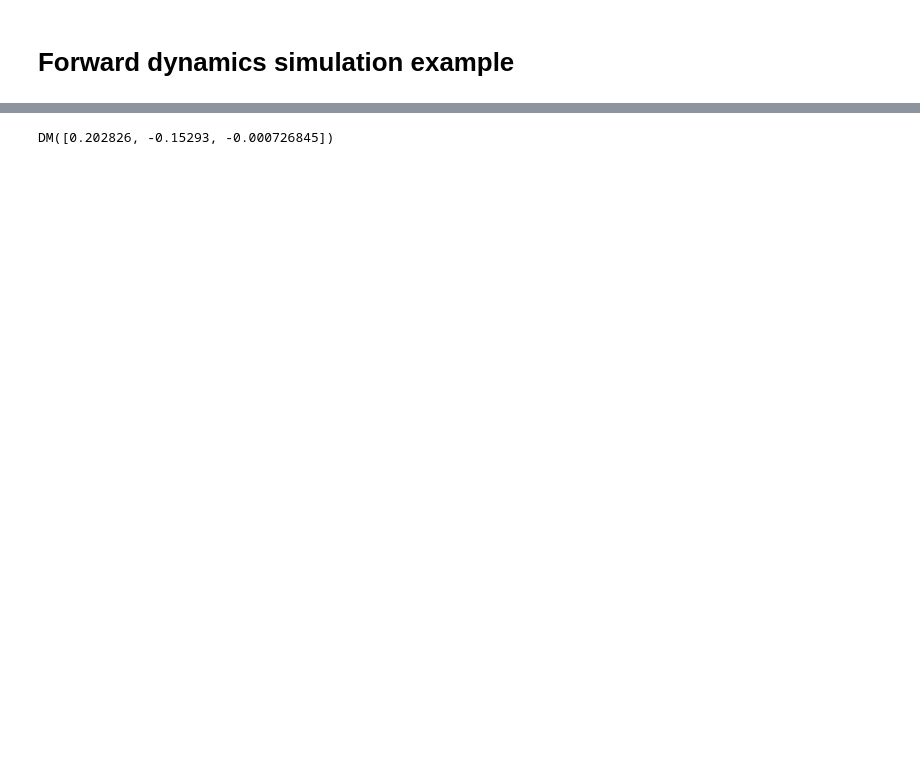
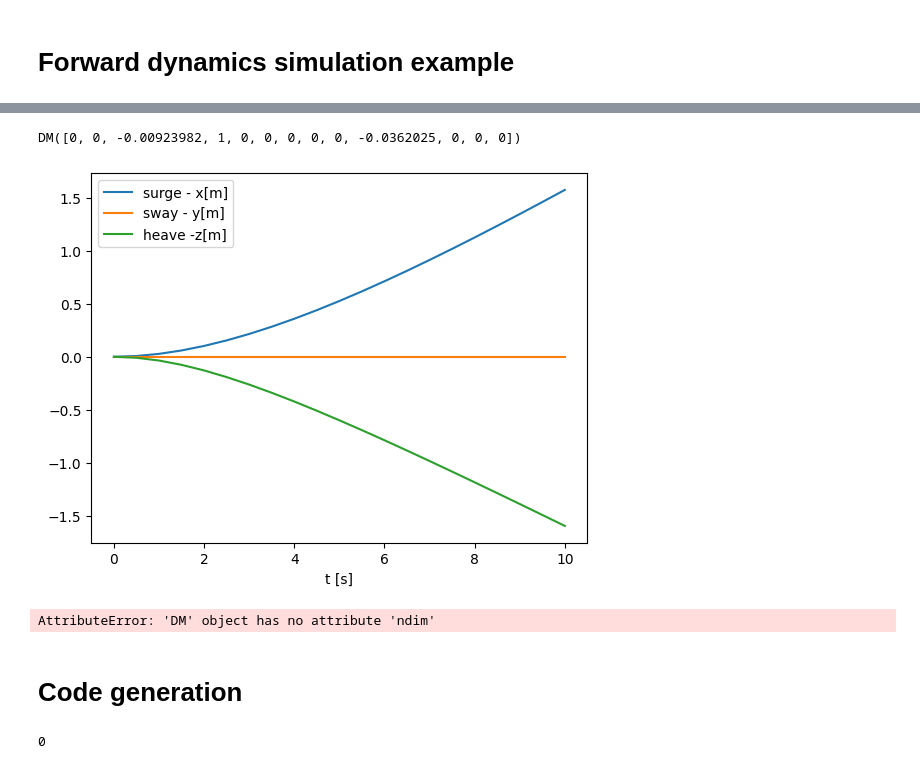
Before and after one commit to edxmorgan/diff_uv, a Jupyter notebook: usage.ipynb, the cells around one changed output, grey strips where cells are left out. Cells and saved outputs as stored; diff of their text form; code cells hidden in the pictures; blank space fills up the shorter version.

```diff
--- a/usage.ipynb
+++ b/usage.ipynb
@@ -300,10 +263,54 @@ x_next = res['xf']
+# %%
+xS0 = vertcat(p_n, uq, x_nb)
+# print(xS0)
+res = intg(x0=xS0,p=tau_b) #evaluate with symbols
+x_next = res['xf']
+x_next[3:7] = x_next[3:7]/sqrt(x_next[3:7].T@x_next[3:7])  # quaternions requires normalization
 # %%
 # Simplify API to (x,u)->(x_next)
-F = Function('F',[n0,tau_b],[x_next])
+F = Function('F',[xS0,tau_b],[x_next])
-# %%
-tau = np.array([0.0001, 0.0, 0.0, 0.0, 0.0, 0.0])
-# n0_v = np.array([0, 0, 0, 0, 0, 0, 0, 0, 0, 0, 0, 0])
-n0_v = F(n0_v, tau)
-n0_v[3:6]
-# %% [output]
-DM([0.202826, -0.15293, -0.000726845])
+# %%
+x0 = vertcat(p0, q0, v_b0)
+F(x0,u0)
+# %% [output]
+DM([0, 0, -0.00923982, 1, 0, 0, 0, 0, 0, -0.0362025, 0, 0, 0])
+# %%
+sim = F.mapaccum(N)
+res = sim(x0, u0)
+# %%
+import matplotlib.pyplot as plt
+u0 = np.array([1.0, 0.0, 0.0, 0.0, 0.0, 0.0])
+res = sim(x0, u0)
+res.T
+t = np.linspace(0, T, N+1)
+
+# Create a figure and plot the data
+plt.figure()
+plt.plot(t, np.concatenate((np.array(x0).reshape((13,1)), res.toarray()), axis=1)[0:3,:].T)
+plt.legend(['surge - x[m]', 'sway - y[m]', 'heave -z[m]'])
+plt.xlabel('t [s]')
+
+# plt.figure()
+# plt.plot(t, np.concatenate((np.array(x0).reshape((13,1)), res.toarray()), axis=1)[3:7,:].T)
+# plt.legend(['surge - x[m]', 'sway - y[m]', 'heave -z[m]'])
+# plt.xlabel('t [s]')
+
+plt.show()
+
+q2eulerf(np.concatenate((np.array(x0).reshape((13,1)), res.toarray()), axis=1)[3:7,:].T[0])
+
+vfunc = np.vectorize(q2eulerf, signature='(n,m)->(n,k)')
+
+vfunc(np.concatenate((np.array(x0).reshape((13,1)), res.toarray()), axis=1)[3:7,:])
+# %% [output]
+[figure, added]
+AttributeError: 'DM' object has no attribute 'ndim'
+# %% [markdown]
+# Code generation
+# %%
+# c , cpp or matlab code generation
+M_func = Function('M_b', [m, I_o, z_g, decoupled_added_m, coupled_added_m], [inertia_mat]) # for both numerical & symbolic use
+M_func.generate("M_b.c")
+os.system(f"gcc -fPIC -shared M_b.c -o libM_b.so")
+# %% [output]
+0
```
Also changed, not shown: parts of 26 cells of this notebook, 6 other files.
